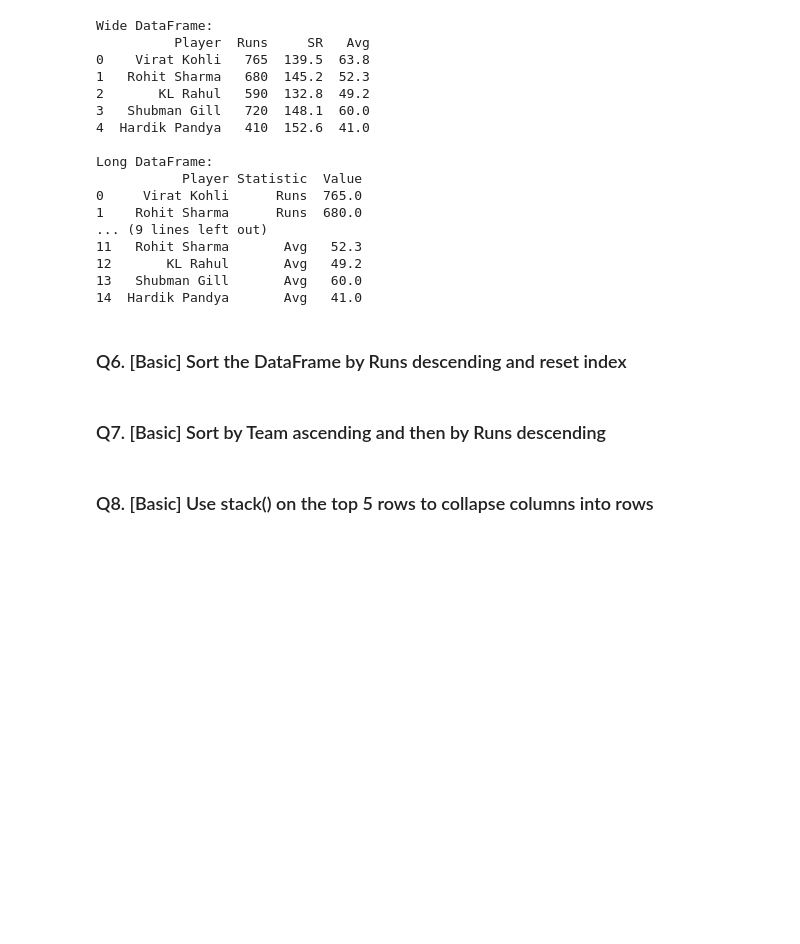
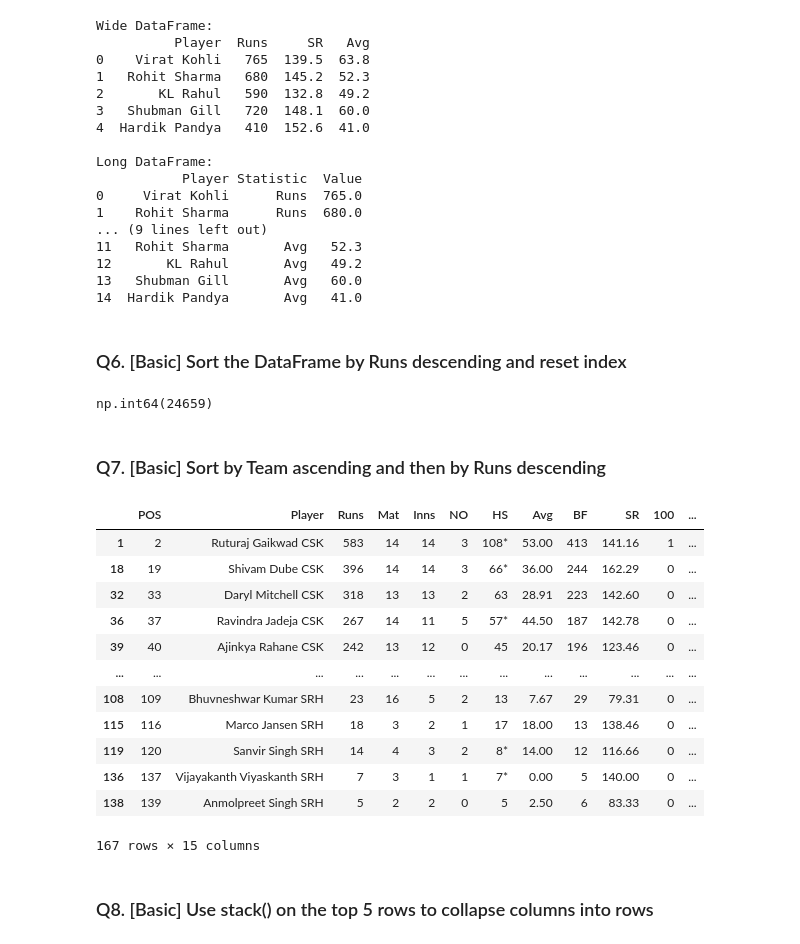
Before and after one commit to Harshit-kumar38/IPL-Dataset-Analysis-Pandas-, a Jupyter notebook: IPL_Pandas_Practice_275Q.ipynb, the cells around one changed output. Drawn from its saved outputs; the diff is of its cells as text; code cells hidden in the pictures; blank space fills up the shorter version.

```diff
--- a/IPL_Pandas_Practice_275Q.ipynb
+++ b/IPL_Pandas_Practice_275Q.ipynb
@@ -2177,10 +2179,28 @@ Long DataFrame:
 ### Q6. [Basic] Sort the DataFrame by Runs descending and reset index
 # %%
 # Your code here
+df['Runs'].sum()
+# %% [output]
+np.int64(24659)
 # %% [markdown]
 ### Q7. [Basic] Sort by Team ascending and then by Runs descending
 # %%
 # Your code here
+df_1.sort_values(by=['Team', 'Runs'], ascending=[True, False])
+# %% [output]
+|  | POS | Player | Runs | Mat | Inns | NO | HS | Avg | BF | SR | 100 | ... |
+| 1 | 2 | Ruturaj Gaikwad CSK | 583 | 14 | 14 | 3 | 108* | 53.00 | 413 | 141.16 | 1 | ... |
+| 18 | 19 | Shivam Dube CSK | 396 | 14 | 14 | 3 | 66* | 36.00 | 244 | 162.29 | 0 | ... |
+| 32 | 33 | Daryl Mitchell CSK | 318 | 13 | 13 | 2 | 63 | 28.91 | 223 | 142.60 | 0 | ... |
+| 36 | 37 | Ravindra Jadeja CSK | 267 | 14 | 11 | 5 | 57* | 44.50 | 187 | 142.78 | 0 | ... |
+| 39 | 40 | Ajinkya Rahane CSK | 242 | 13 | 12 | 0 | 45 | 20.17 | 196 | 123.46 | 0 | ... |
+| ... | ... | ... | ... | ... | ... | ... | ... | ... | ... | ... | ... | ... |
+| 108 | 109 | Bhuvneshwar Kumar SRH | 23 | 16 | 5 | 2 | 13 | 7.67 | 29 | 79.31 | 0 | ... |
+| 115 | 116 | Marco Jansen SRH | 18 | 3 | 2 | 1 | 17 | 18.00 | 13 | 138.46 | 0 | ... |
+| 119 | 120 | Sanvir Singh SRH | 14 | 4 | 3 | 2 | 8* | 14.00 | 12 | 116.66 | 0 | ... |
+| 136 | 137 | Vijayakanth Viyaskanth SRH | 7 | 3 | 1 | 1 | 7* | 0.00 | 5 | 140.00 | 0 | ... |
+| 138 | 139 | Anmolpreet Singh SRH | 5 | 2 | 2 | 0 | 5 | 2.50 | 6 | 83.33 | 0 | ... |
+167 rows × 15 columns
 # %% [markdown]
 ### Q8. [Basic] Use stack() on the top 5 rows to collapse columns into rows
 # %%
```
Also changed, not shown: parts of 1 cell of this notebook.
